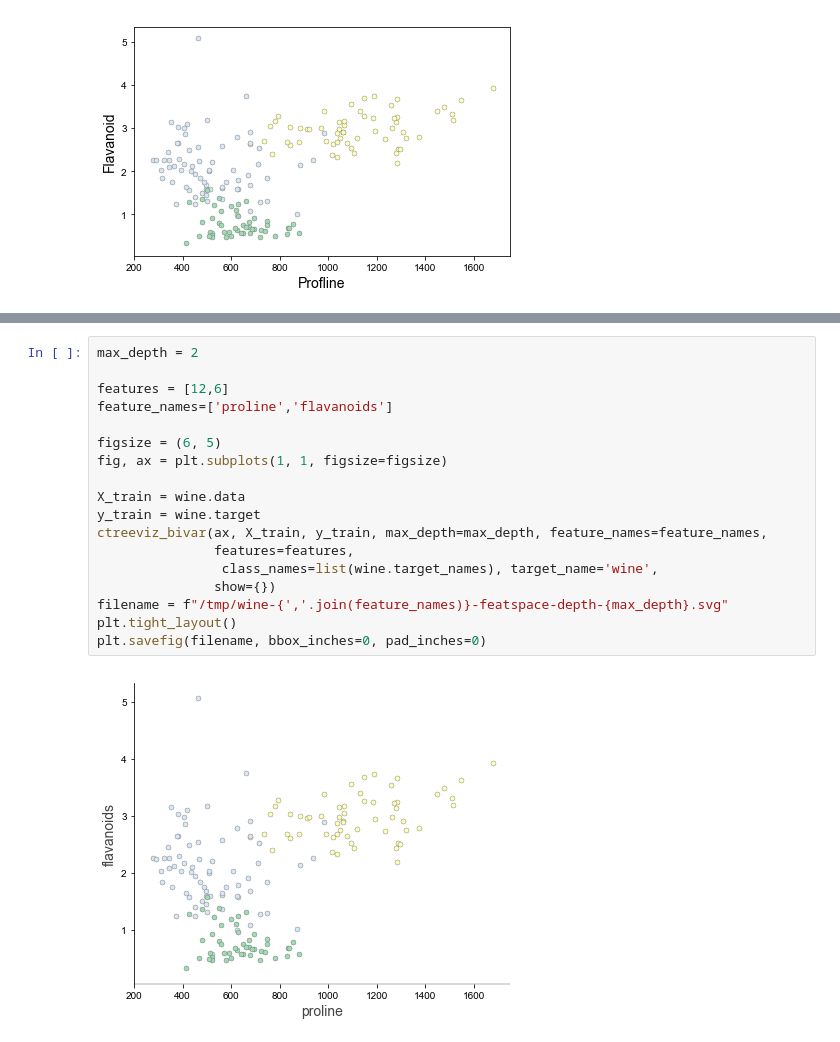
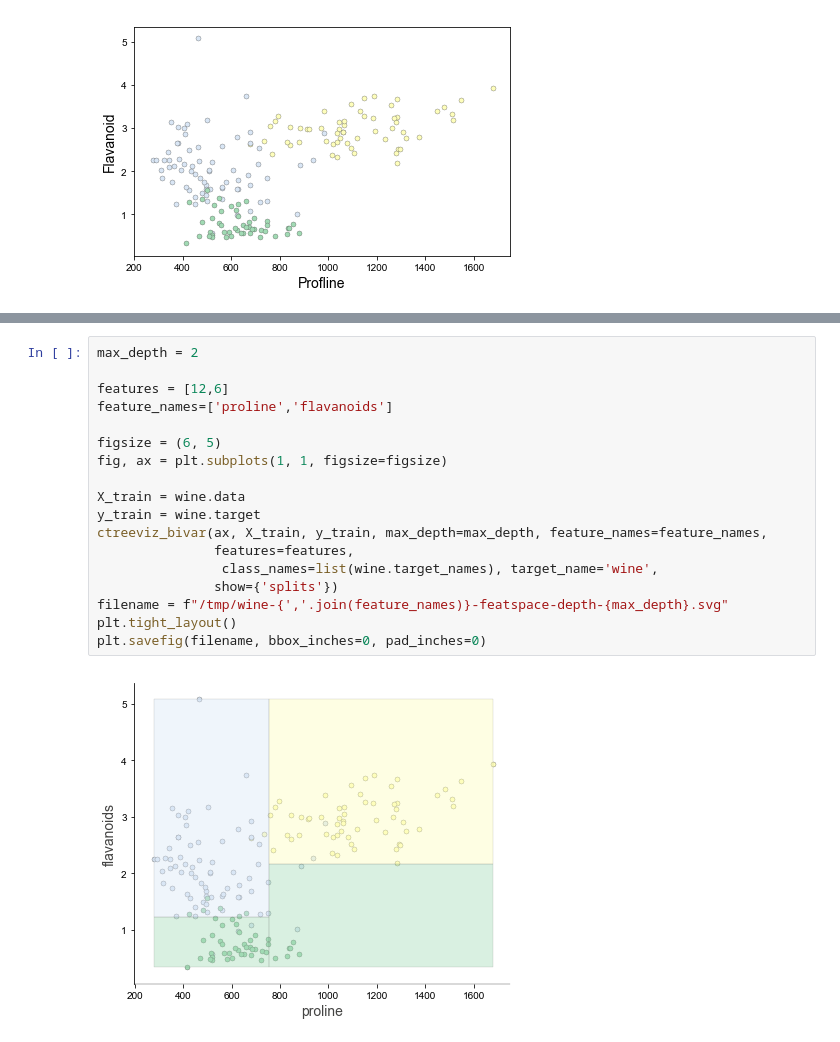
Before and after one commit to rspadim/dtreeviz, a Jupyter notebook: testing/slides.ipynb, the cells around one changed output, grey strips where cells are left out. Cells and saved outputs as stored; diff of their text form.

```diff
--- a/testing/slides.ipynb
+++ b/testing/slides.ipynb
@@ -99,20 +146,20 @@ plt.savefig(filename, bbox_inches=0, pad_inches=0)
 # %%
 max_depth = 2
 
 features = [12,6]
 feature_names=['proline','flavanoids']
 
 figsize = (6, 5)
 fig, ax = plt.subplots(1, 1, figsize=figsize)
 
 X_train = wine.data
 y_train = wine.target
 ctreeviz_bivar(ax, X_train, y_train, max_depth=max_depth, feature_names=feature_names,
                features=features,
                 class_names=list(wine.target_names), target_name='wine',
-               show={})
+               show={'splits'})
 filename = f"/tmp/wine-{','.join(feature_names)}-featspace-depth-{max_depth}.svg"
 plt.tight_layout()
 plt.savefig(filename, bbox_inches=0, pad_inches=0)
 # %% [output]
-[figure, old version]
+[figure, new version]
```
Also changed, not shown: parts of 5 cells of this notebook, 3 other files.
